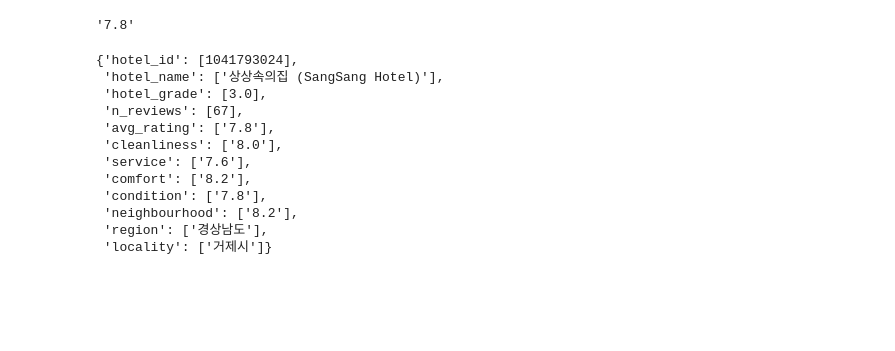
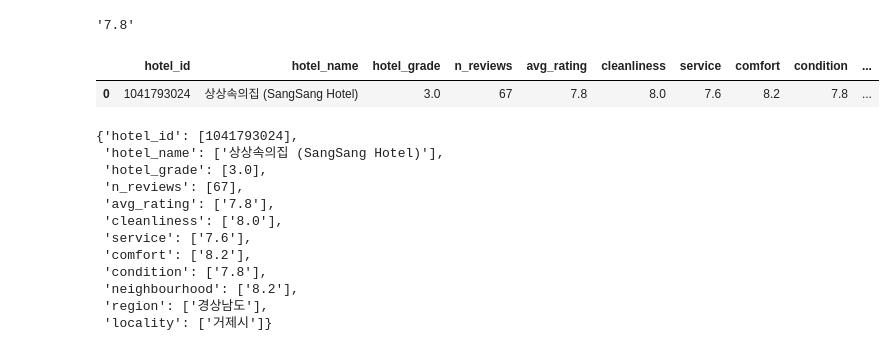
Before and after one commit to Peter-BoBo/fintech, a Jupyter notebook: 03python/14JSON언패킹2_호텔스닷컴리뷰_자료정리하기.ipynb, the cells around one changed output. Drawn from its saved outputs; the diff is of its cells as text; code cells hidden in the pictures; blank space fills up the shorter version.

```diff
--- a/03python/14JSON언패킹2_호텔스닷컴리뷰_자료정리하기.ipynb
+++ b/03python/14JSON언패킹2_호텔스닷컴리뷰_자료정리하기.ipynb
@@ -8,3 +0,0 @@ with open("./data/hotels_korea_reviews_text.json" , "r", encoding="utf-8") as fi
-# %%
-hotels = json.loads(data)
-len(hotels)
@@ -305,33 +67,39 @@ hotel_id = data[0]['data']['body']['pdpHeader']['hotelId']
 hotel_name = data[0]['data']['body']['propertyDescription']['name']
 # 호텔등급
 hotel_grade = data[0]['data']['body']['propertyDescription']['starRating']
 # 총리뷰수
 n_reviews = data[0]['data']['body']['reviewContent']['overall']['totalCount']
 # 평점
 avg_rating = data[0]['data']['body']['reviewContent']['overall']['rating']
 # 청결도, 서비스, 편안함, 상태, 주변
 cleanliness = data[0]['data']['body']['reviewContent']['overall']['ratingAspects']['cleanliness']
 service = data[0]['data']['body']['reviewContent']['overall']['ratingAspects']['service']
 comfort = data[0]['data']['body']['reviewContent']['overall']['ratingAspects']['comfort']
 condition = data[0]['data']['body']['reviewContent']['overall']['ratingAspects']['condition']
 neighbourhood = data[0]['data']['body']['reviewContent']['overall']['ratingAspects']['neighbourhood']
 # 지역
 region = data[0]['data']['body']['propertyDescription']['address']['region']
 # 시도
 locality = data[0]['data']['body']['propertyDescription']['address']['locality']
 
 hotel_info.setdefault("hotel_id", []).append(hotel_id)
 hotel_info.setdefault("hotel_name", []).append(hotel_name)
 hotel_info.setdefault("hotel_grade", []).append(hotel_grade)
 hotel_info.setdefault("n_reviews", []).append(n_reviews)
 hotel_info.setdefault("avg_rating", []).append(avg_rating)
 hotel_info.setdefault("cleanliness", []).append(cleanliness)
 hotel_info.setdefault("service", []).append(service)
 hotel_info.setdefault("comfort", []).append(comfort)
 hotel_info.setdefault("condition", []).append(condition)
 hotel_info.setdefault("neighbourhood", []).append(neighbourhood)
 hotel_info.setdefault("region", []).append(region)
 hotel_info.setdefault("locality", []).append(locality)
+
+df = pd.DataFrame(hotel_info)
+df
+# %% [output]
+|  | hotel_id | hotel_name | hotel_grade | n_reviews | avg_rating | cleanliness | service | comfort | condition | ... |
+| 0 | 1041793024 | 상상속의집 (SangSang Hotel) | 3.0 | 67 | 7.8 | 8.0 | 7.6 | 8.2 | 7.8 | ... |
 # %%
 hotel_info
 # %% [output]
```
Also changed, not shown: parts of 28 cells of this notebook, 8 other files.
